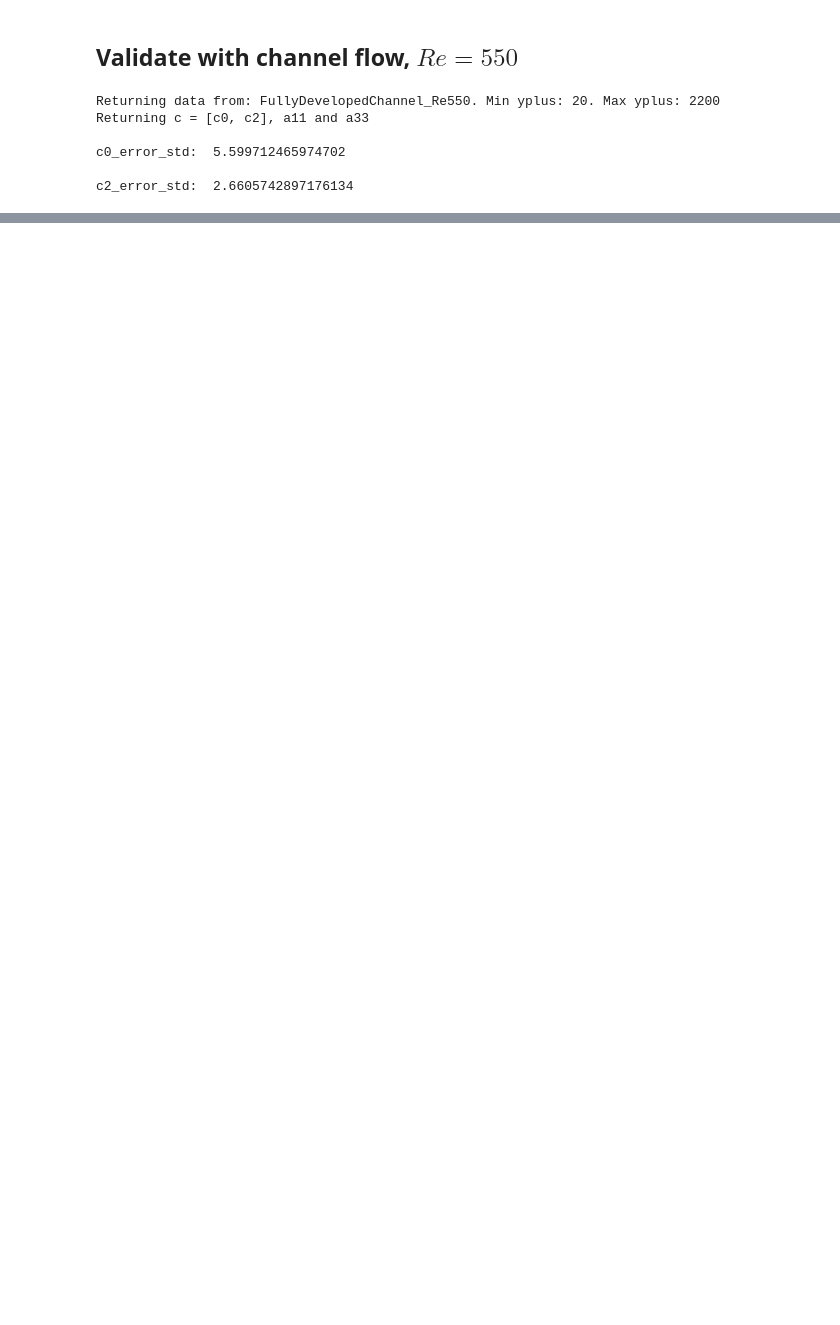
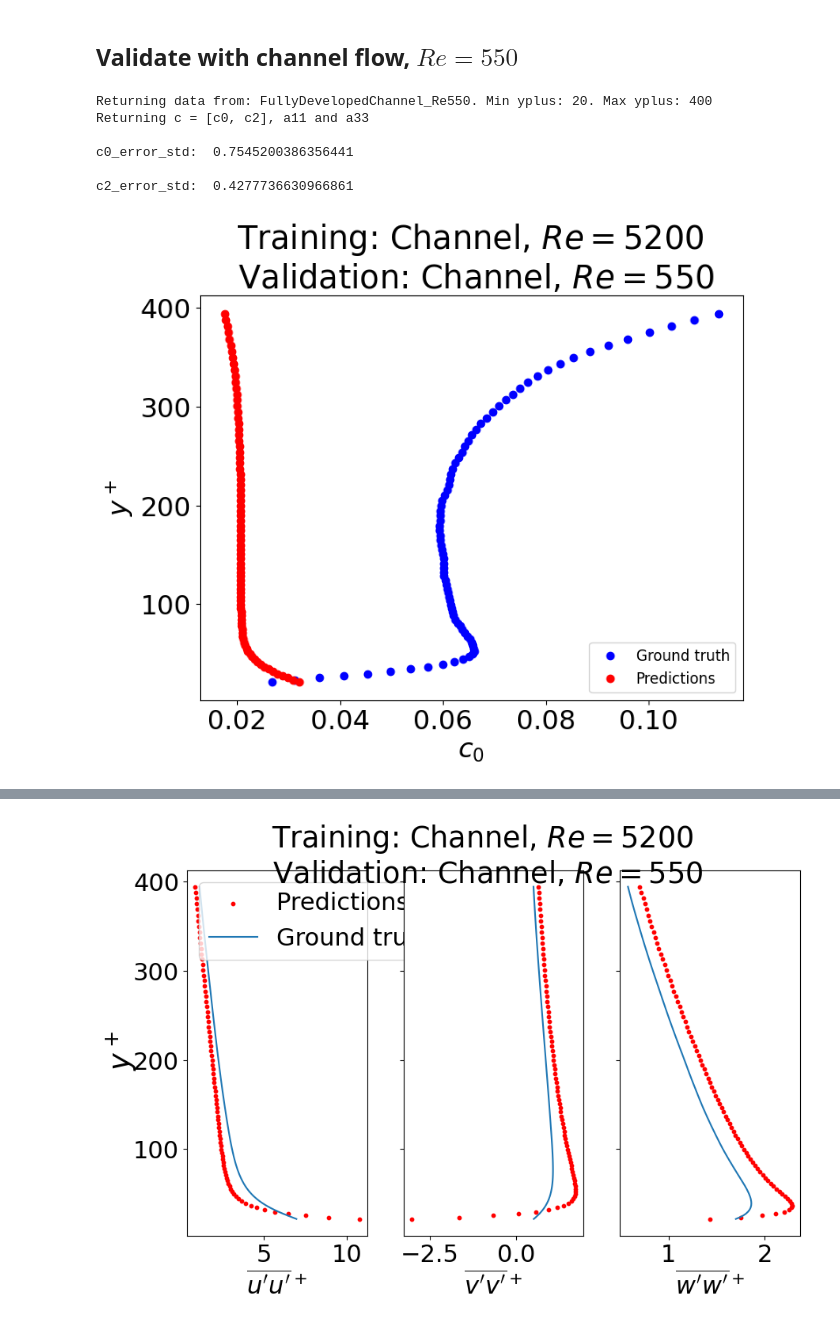
Before and after one commit to kne911/turbML, a Jupyter notebook: Scripts/Assignment2a.ipynb, the cells around one changed output, grey strips where cells are left out. Drawn from its saved outputs; the diff is of its cells as text; code cells hidden in the pictures; blank space fills up the shorter version.

```diff
--- a/Scripts/Assignment2a.ipynb
+++ b/Scripts/Assignment2a.ipynb
@@ -330,7 +347,7 @@ c2_error_std:  0.005134417217806312
 # %% [markdown]
 ## Validate with channel flow, $Re = 550$
 # %%
-y_DNS, yplus_DNS, u_DNS, uu_DNS, vv_DNS, ww_DNS, uv_DNS, k_DNS, eps_DNS, dudy_DNS = GetInputData('FullyDevelopedChannel_Re550' , 20, 2200)
+y_DNS, yplus_DNS, u_DNS, uu_DNS, vv_DNS, ww_DNS, uv_DNS, k_DNS, eps_DNS, dudy_DNS = GetInputData('FullyDevelopedChannel_Re550' , 20, 400)
 c, a11_DNS, a33_DNS = GetC0andC2(k_DNS, eps_DNS, dudy_DNS, uu_DNS, vv_DNS, ww_DNS)
 
 c_0_DNS_validation = c[0, :]
@@ -350,37 +367,40 @@ dudy_DNS_inv = 1/dudy_DNS/T
 viscous_t_plus= viscous_t/nu
 # re-shape
 dudy_squared_DNS_scaled = dudy_squared_DNS_scaled.reshape(-1,1)
 dudy_DNS_inv_scaled = dudy_DNS_inv.reshape(-1,1)
 yplus_DNS_scaled = yplus_DNS.reshape(-1,1)
 viscous_scaled = viscous_t_plus.reshape(-1,1)
 
 ## We have to use the same scaler as for the training data set
 X=np.zeros((len(dudy_DNS),3))
-X[:,2] = scaler_dudy2.transform(dudy_squared_DNS_scaled)[:,0]
-#X[:,2] = scaler_dudy.transform(dudy_DNS_inv_scaled)[:,0]
-X[:,0] = scaler_yplus.transform(yplus_DNS_scaled)[:,0]
-X[:,1] = scaler_visc.transform(viscous_scaled)[:,0]
+X[:,0] = scaler_dudy2.transform(dudy_squared_DNS_scaled)[:,0]
+X[:,1] = scaler_dudy.transform(dudy_DNS_inv_scaled)[:,0]
+#X[:,1] = scaler_yplus.transform(yplus_DNS_scaled)[:,0]
+X[:,2] = scaler_visc.transform(viscous_scaled)[:,0]
 
 X = torch.tensor(X, dtype=torch.float32)
 
 predictions_Boundary = model(X)
 
 c_NN = predictions_Boundary.detach().numpy()
 
 c_NN_old = c_NN
 
 c0=c_NN[:,0]
 c2=c_NN[:,1]
 
 c0_std=np.std(c0-c_0_DNS_validation)/(np.mean(c0.flatten()**2))**0.5
 c2_std=np.std(c2-c_2_DNS_validation)/(np.mean(c2.flatten()**2))**0.5
 
 print('\nc0_error_std: ',c0_std)
 print('\nc2_error_std: ',c2_std)
+
+PlotData(yplus_DNS, uu_DNS, vv_DNS, ww_DNS, dudy_DNS, tau_DNS, k_DNS, c_0_DNS_validation, c_2_DNS_validation, c0, c2, None, None, 'Channel, $Re=5200$', 'Channel, $Re=550$')
 # %% [output]
-Returning data from: FullyDevelopedChannel_Re550. Min yplus: 20. Max yplus: 2200
+Returning data from: FullyDevelopedChannel_Re550. Min yplus: 20. Max yplus: 400
 Returning c = [c0, c2], a11 and a33
 
-c0_error_std:  5.599712465974702
+c0_error_std:  0.7545200386356441
 
-c2_error_std:  2.6605742897176134
+c2_error_std:  0.4277736630966861
+[figure, added]
@@ -386,0 +408 @@ c2_error_std:  2.6605742897176134
+[figure, added]
```
Also changed, not shown: parts of 10 cells of this notebook.
